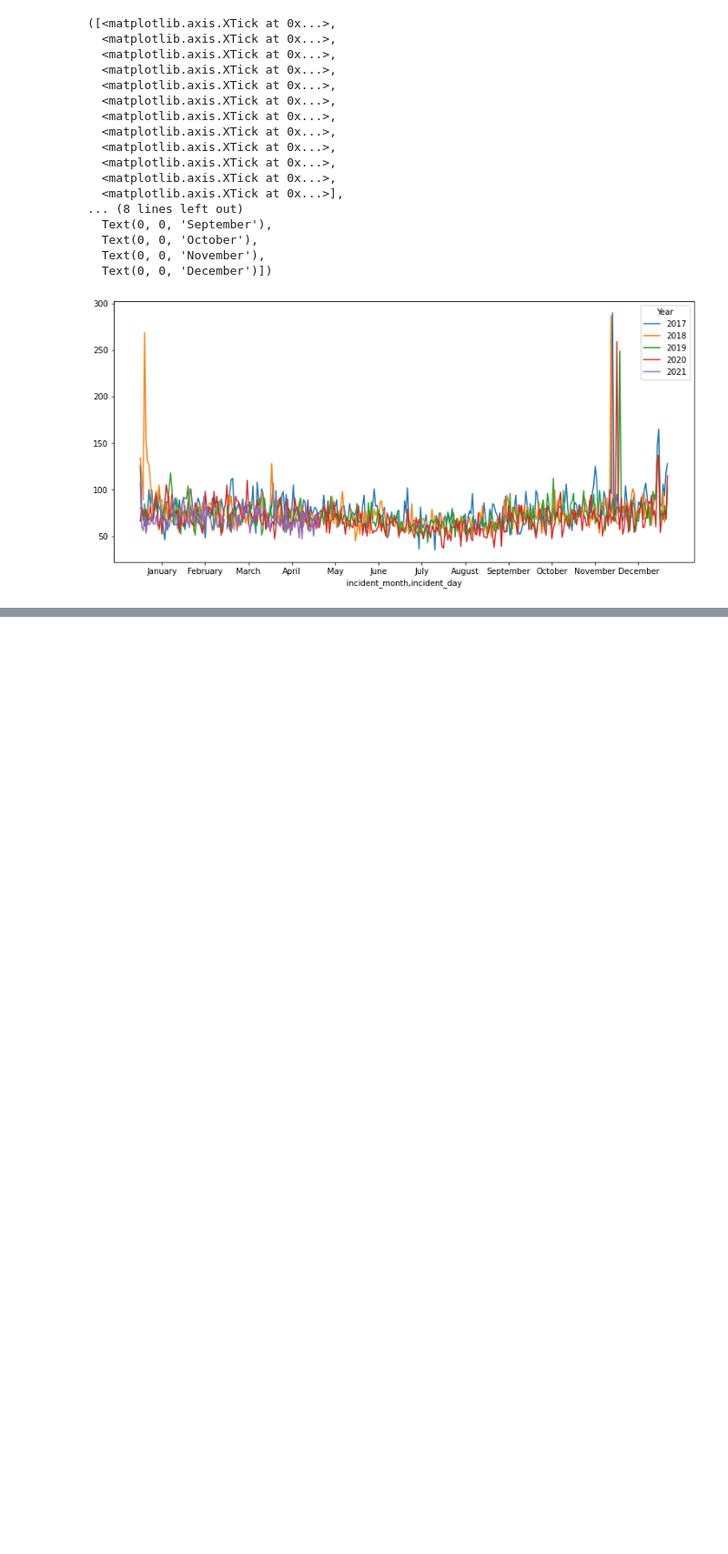
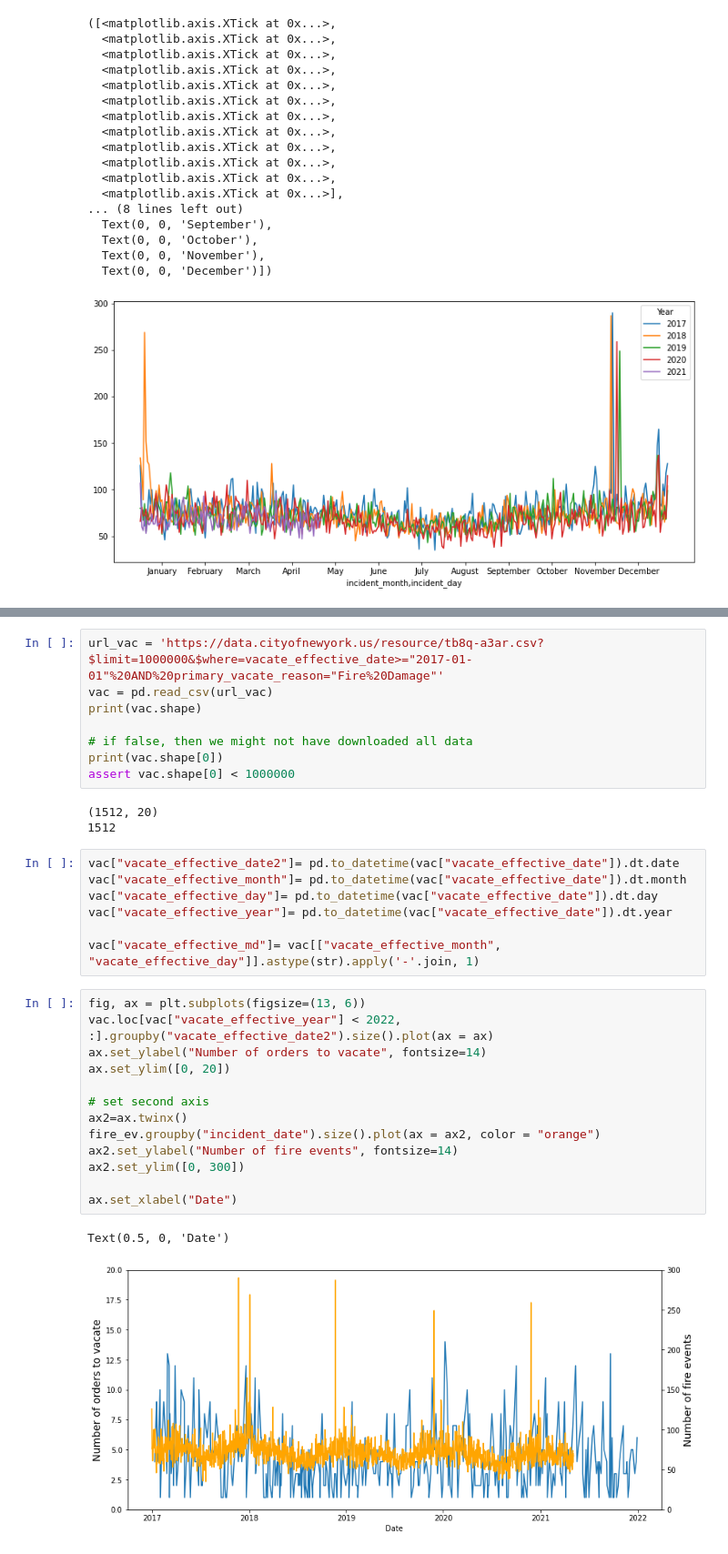
Before and after one commit to jennahgosciak/nyc_fire_risk, a Jupyter notebook: 00_data_processing.ipynb, the cells around one changed output, grey strips where cells are left out. Shown at 91% size. Cells and saved outputs as stored; diff of their text form; blank space fills up the shorter version.

```diff
--- a/00_data_processing.ipynb
+++ b/00_data_processing.ipynb
@@ -114,0 +91,34 @@ fire_ev
+# %%
+url_vac = 'https://data.cityofnewyork.us/resource/tb8q-a3ar.csv?$limit=1000000&$where=vacate_effective_date>="2017-01-01"%20AND%20primary_vacate_reason="Fire%20Damage"'
+vac = pd.read_csv(url_vac)
+print(vac.shape)
+
+# if false, then we might not have downloaded all data
+print(vac.shape[0])
+assert vac.shape[0] < 1000000
+# %% [output]
+(1512, 20)
+1512
+# %%
+vac["vacate_effective_date2"]= pd.to_datetime(vac["vacate_effective_date"]).dt.date
+vac["vacate_effective_month"]= pd.to_datetime(vac["vacate_effective_date"]).dt.month
+vac["vacate_effective_day"]= pd.to_datetime(vac["vacate_effective_date"]).dt.day
+vac["vacate_effective_year"]= pd.to_datetime(vac["vacate_effective_date"]).dt.year
+
+vac["vacate_effective_md"]= vac[["vacate_effective_month", "vacate_effective_day"]].astype(str).apply('-'.join, 1)
+# %%
+fig, ax = plt.subplots(figsize=(13, 6))
+vac.loc[vac["vacate_effective_year"] < 2022, :].groupby("vacate_effective_date2").size().plot(ax = ax)
+ax.set_ylabel("Number of orders to vacate", fontsize=14)
+ax.set_ylim([0, 20])
+
+# set second axis
+ax2=ax.twinx()
+fire_ev.groupby("incident_date").size().plot(ax = ax2, color = "orange")
+ax2.set_ylabel("Number of fire events", fontsize=14)
+ax2.set_ylim([0, 300])
+
+ax.set_xlabel("Date")
+# %% [output]
+Text(0.5, 0, 'Date')
+[figure, added]
```
Also changed, not shown: parts of 9 cells of this notebook.
